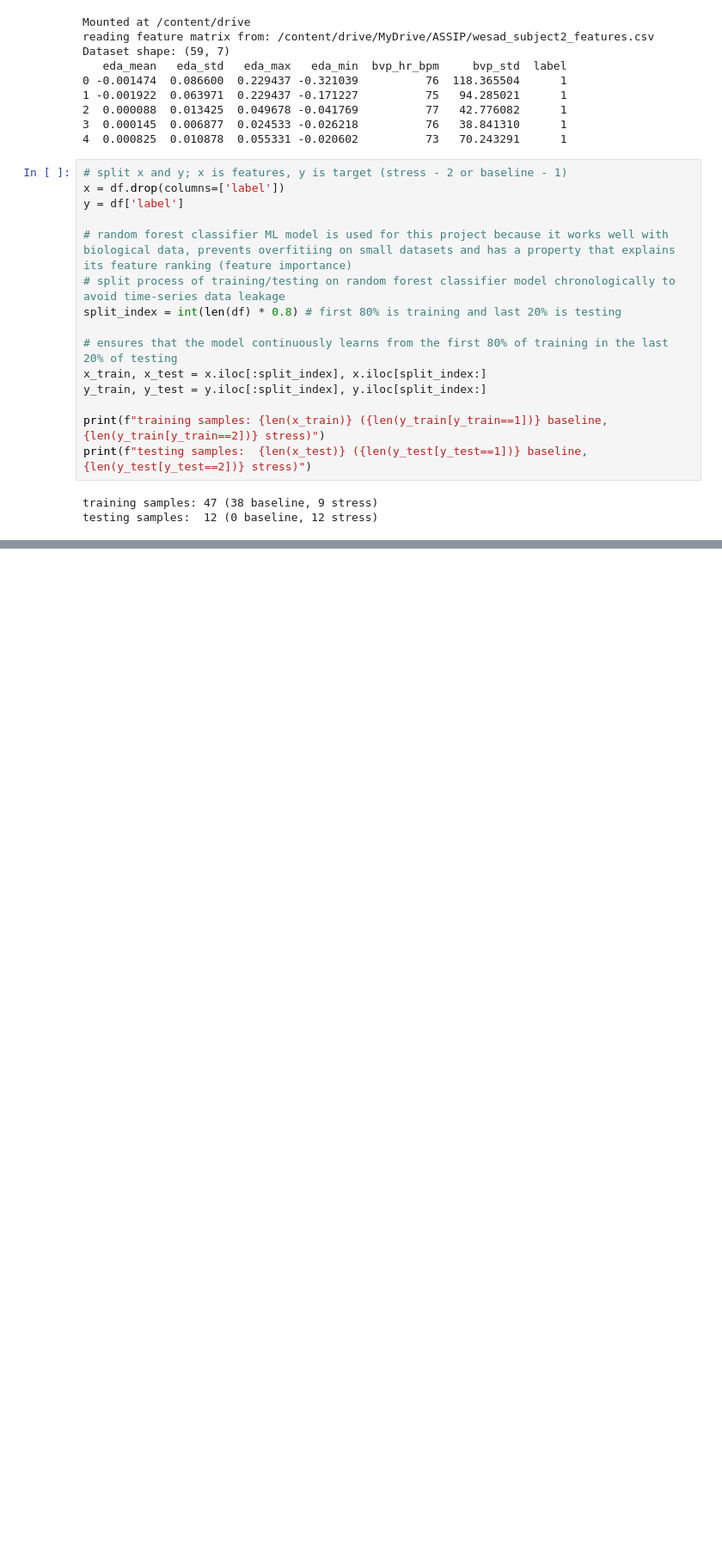
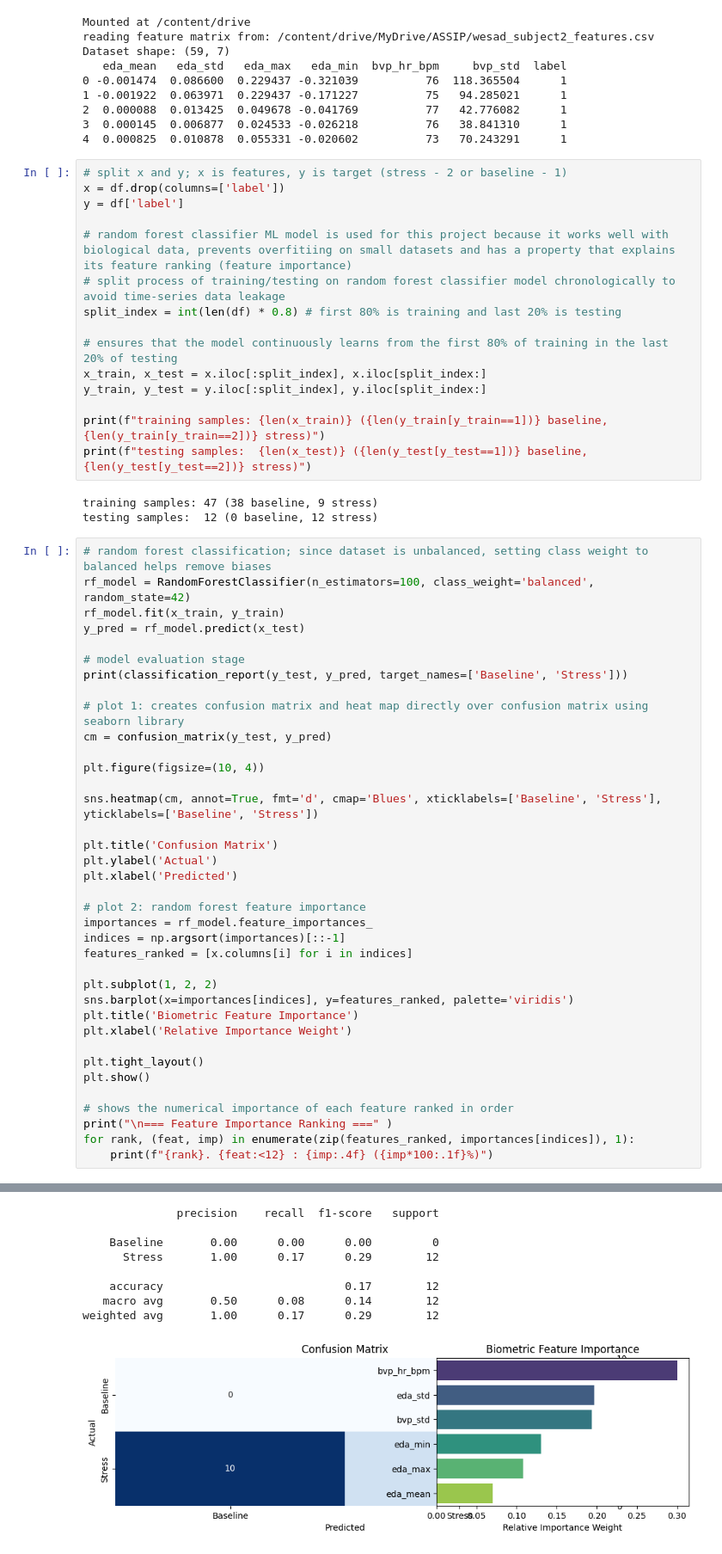
Before and after one commit to kirthankulkarni-bit/assip-ML-stress-monitoring, a Jupyter notebook: train_rf.ipynb, the cells around one changed output, grey strips where cells are left out. Shown at 86% size. Drawn from its saved outputs; the diff is of its cells as text; blank space fills up the shorter version.

Commit message:
added 7/9 script to finish training and evaluate rf model but there are no baseline windows for testing phase; will definitely need to fix in next update

```diff
--- a/train_rf.ipynb
+++ b/train_rf.ipynb
@@ -58,3 +58,41 @@ print(f"testing samples:  {len(x_test)} ({len(y_test[y_test==1])} baseline, {len
 # %% [output]
 training samples: 47 (38 baseline, 9 stress)
 testing samples:  12 (0 baseline, 12 stress)
+# %%
+# random forest classification; since dataset is unbalanced, setting class weight to balanced helps remove biases
+rf_model = RandomForestClassifier(n_estimators=100, class_weight='balanced', random_state=42)
+rf_model.fit(x_train, y_train)
+y_pred = rf_model.predict(x_test)
+
+# model evaluation stage
+print(classification_report(y_test, y_pred, target_names=['Baseline', 'Stress']))
+
+# plot 1: creates confusion matrix and heat map directly over confusion matrix using seaborn library
+cm = confusion_matrix(y_test, y_pred)
+
+plt.figure(figsize=(10, 4))
+
+sns.heatmap(cm, annot=True, fmt='d', cmap='Blues', xticklabels=['Baseline', 'Stress'], yticklabels=['Baseline', 'Stress'])
+
+plt.title('Confusion Matrix')
+plt.ylabel('Actual')
+plt.xlabel('Predicted')
+
+# plot 2: random forest feature importance
+importances = rf_model.feature_importances_
+indices = np.argsort(importances)[::-1]
+features_ranked = [x.columns[i] for i in indices]
+
+plt.subplot(1, 2, 2)
+sns.barplot(x=importances[indices], y=features_ranked, palette='viridis')
+plt.title('Biometric Feature Importance')
+plt.xlabel('Relative Importance Weight')
+
+plt.tight_layout()
+plt.show()
+
+# shows the numerical importance of each feature ranked in order
+print("\n=== Feature Importance Ranking ===" )
+for rank, (feat, imp) in enumerate(zip(features_ranked, importances[indices]), 1):
+    print(f"{rank}. {feat:<12} : {imp:.4f} ({imp*100:.1f}%)")
+# %% [output]
@@ -60,0 +102,9 @@ testing samples:  12 (0 baseline, 12 stress)
+              precision    recall  f1-score   support
+
+    Baseline       0.00      0.00      0.00         0
+      Stress       1.00      0.17      0.29        12
+
+    accuracy                           0.17        12
+   macro avg       0.50      0.08      0.14        12
+weighted avg       1.00      0.17      0.29        12
+[figure, added]
```
Also changed, not shown: parts of 1 cell of this notebook.
